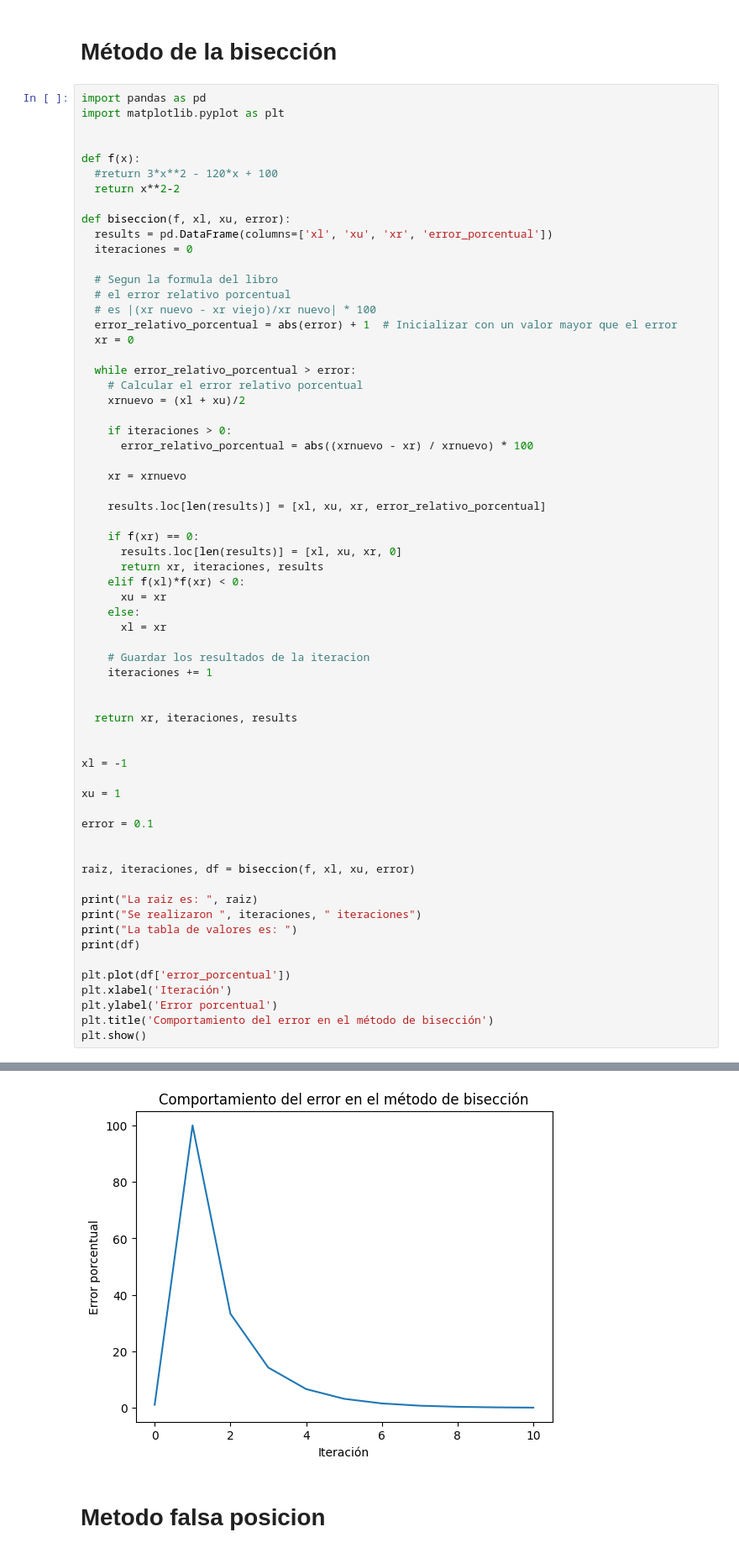
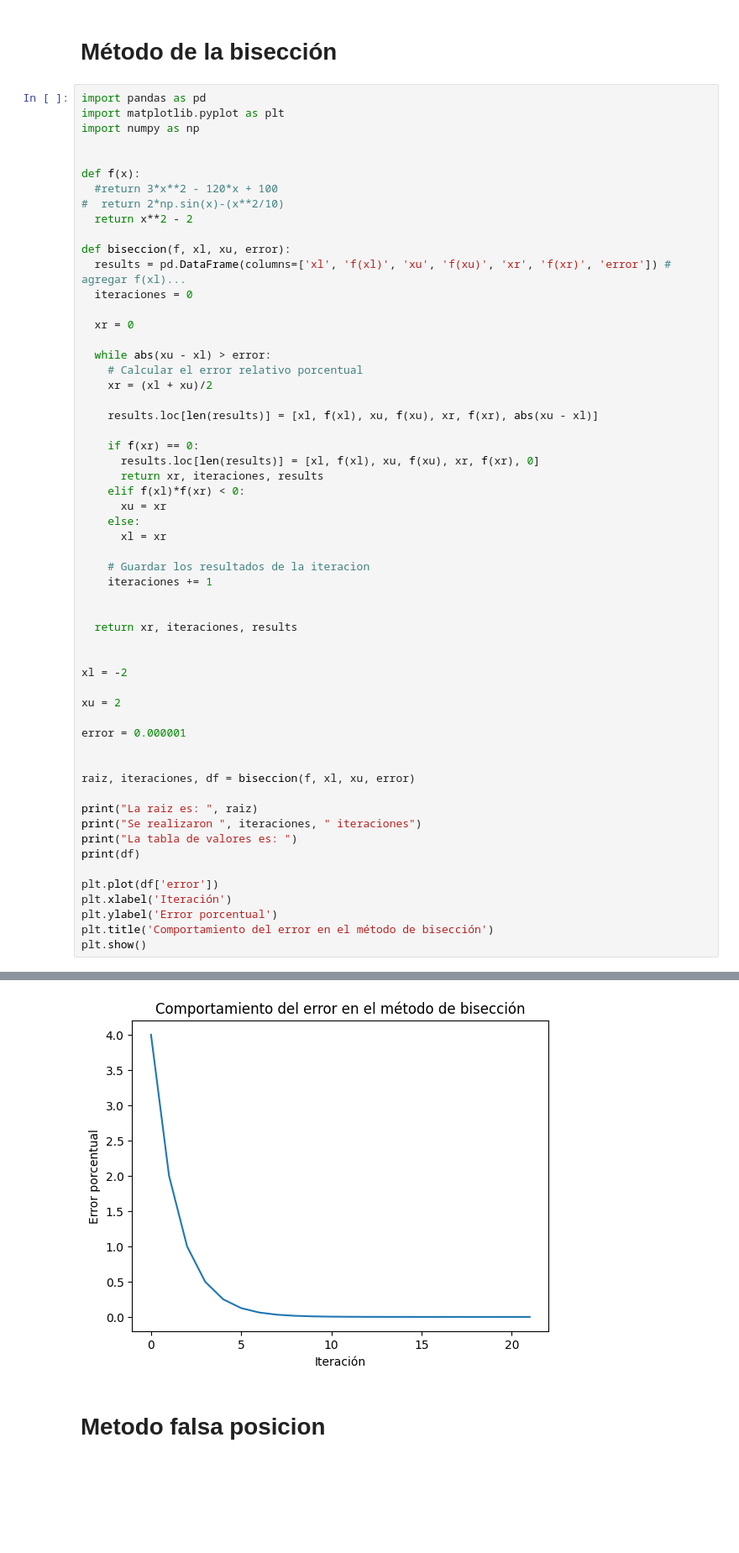
Before and after one commit to danielBrand12/optimization-20252, a Jupyter notebook: optimizacion.ipynb, the cells around one changed output, grey strips where cells are left out. Shown at 84% size. Cells and saved outputs as stored; diff of their text form; blank space fills up the shorter version.

```diff
--- a/optimizacion.ipynb
+++ b/optimizacion.ipynb
@@ -3,35 +3,28 @@
 # %%
 import pandas as pd
 import matplotlib.pyplot as plt
+import numpy as np
 
 
 def f(x):
   #return 3*x**2 - 120*x + 100
-  return x**2-2
+#  return 2*np.sin(x)-(x**2/10)
+  return x**2 - 2
 
 def biseccion(f, xl, xu, error):
-  results = pd.DataFrame(columns=['xl', 'xu', 'xr', 'error_porcentual'])
+  results = pd.DataFrame(columns=['xl', 'f(xl)', 'xu', 'f(xu)', 'xr', 'f(xr)', 'error']) # agregar f(xl)...
   iteraciones = 0
 
-  # Segun la formula del libro
-  # el error relativo porcentual
-  # es |(xr nuevo - xr viejo)/xr nuevo| * 100
-  error_relativo_porcentual = abs(error) + 1  # Inicializar con un valor mayor que el error
   xr = 0
 
-  while error_relativo_porcentual > error:
+  while abs(xu - xl) > error:
     # Calcular el error relativo porcentual
-    xrnuevo = (xl + xu)/2
+    xr = (xl + xu)/2
 
-    if iteraciones > 0:
-      error_relativo_porcentual = abs((xrnuevo - xr) / xrnuevo) * 100
-
-    xr = xrnuevo
-
-    results.loc[len(results)] = [xl, xu, xr, error_relativo_porcentual]
+    results.loc[len(results)] = [xl, f(xl), xu, f(xu), xr, f(xr), abs(xu - xl)]
 
     if f(xr) == 0:
-      results.loc[len(results)] = [xl, xu, xr, 0]
+      results.loc[len(results)] = [xl, f(xl), xu, f(xu), xr, f(xr), 0]
       return xr, iteraciones, results
     elif f(xl)*f(xr) < 0:
       xu = xr
@@ -45,11 +38,11 @@ def biseccion(f, xl, xu, error):
   return xr, iteraciones, results
 
 
-xl = -1
+xl = -2
 
-xu = 1
+xu = 2
 
-error = 0.1
+error = 0.000001
 
 
 raiz, iteraciones, df = biseccion(f, xl, xu, error)
@@ -59,7 +52,7 @@ print("Se realizaron ", iteraciones, " iteraciones")
 print("La tabla de valores es: ")
 print(df)
 
-plt.plot(df['error_porcentual'])
+plt.plot(df['error'])
 plt.xlabel('Iteración')
 plt.ylabel('Error porcentual')
 plt.title('Comportamiento del error en el método de bisección')
@@ -83,4 +78,4 @@ La tabla de valores es:
-[figure, old version]
+[figure, new version]
 # %% [markdown]
 # Metodo falsa posicion
 # %%
```
Also changed, not shown: parts of 6 cells of this notebook.
